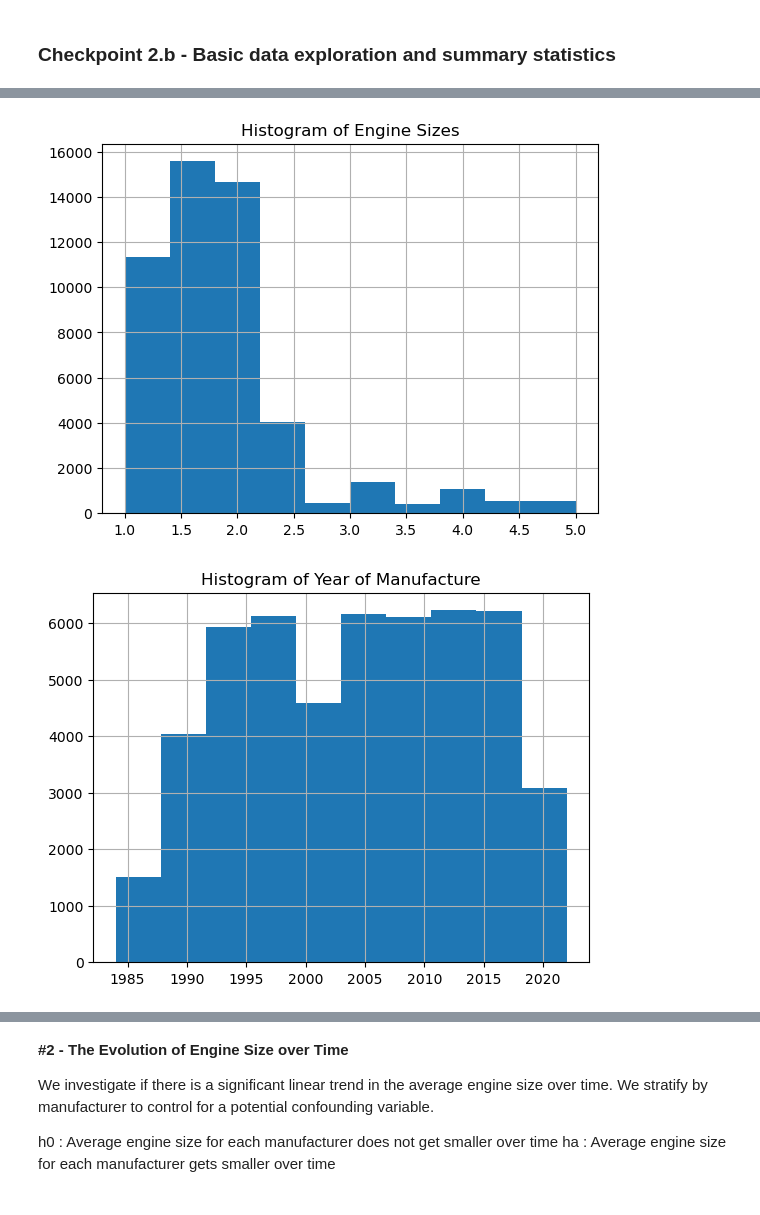
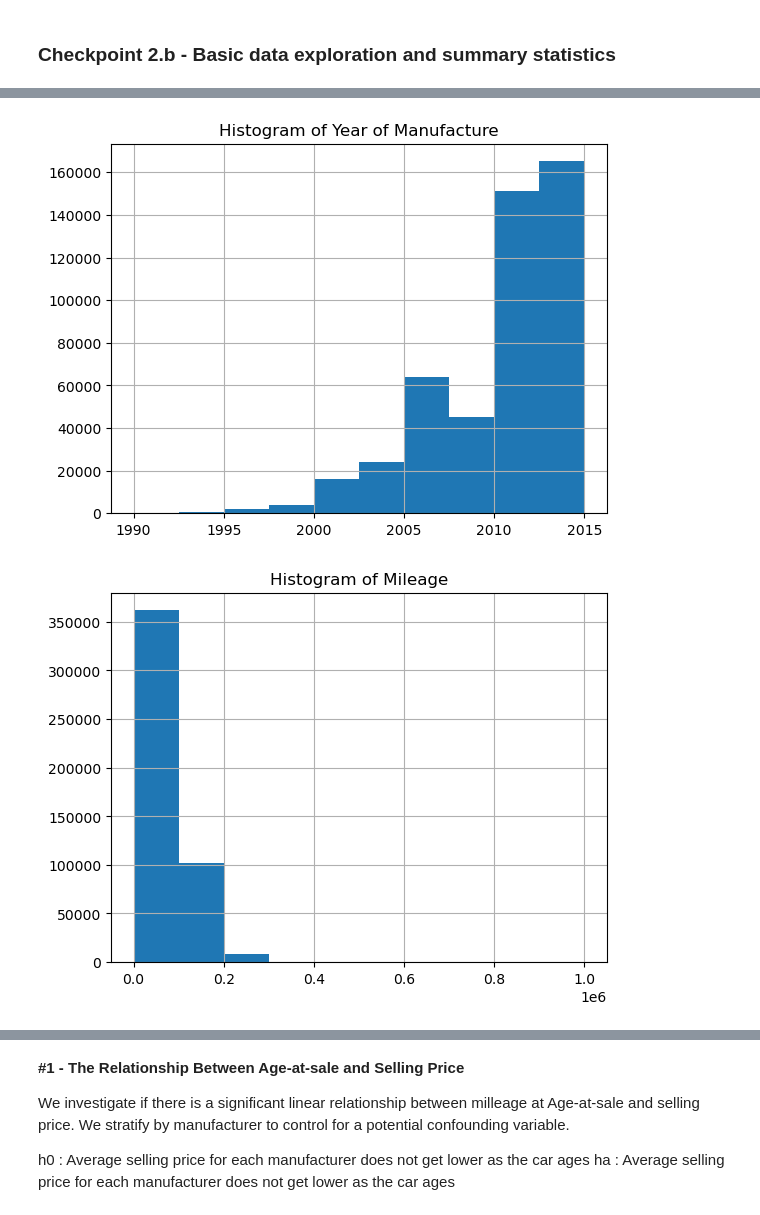
Before and after one commit to ZacharyGott/cmsc320-final-project, a Jupyter notebook: main.ipynb, the cells around one changed output, grey strips where cells are left out. Saved outputs shown, nothing was run; the diff lists cells and outputs as text; code cells hidden in the pictures.

```diff
--- a/main.ipynb
+++ b/main.ipynb
@@ -14,6 +16,6 @@ import matplotlib.pyplot as plt
 
 car_sales_df = pd.read_csv("car_sales_data.csv")
 display(car_sales_df.head())
-car_sales_df[["Manufacturer", "Model", "Fuel type"]] = car_sales_df[["Manufacturer", "Model", "Fuel type"]].astype("string")
+# car_sales_df[["make", "model"]] = car_sales_df[["Manufacturer", "Model", "Fuel type"]].astype("string")
 display(car_sales_df.dtypes)
 # %% [output]
@@ -34,4 +45,10 @@ dtype: object
 # %%
 # Data Testing/Cleaning
 display(car_sales_df.isna().sum())
+
+display(car_sales_df[car_sales_df.isna().any(axis=1)].head())
+
+car_sales_df = car_sales_df.dropna()
+
+display(car_sales_df.isna().sum())
 # %% [output]
@@ -119,26 +166,26 @@ Name: Manufacturer, dtype: int64
 # %%
 # Histograms of numerical data
-car_sales_df["Engine size"].hist()
-plt.title("Histogram of Engine Sizes")
-plt.show()
+# car_sales_df["Engine size"].hist()
+# plt.title("Histogram of Engine Sizes")
+# plt.show()
 
-car_sales_df["Year of manufacture"].hist()
+car_sales_df["year"].hist()
 plt.title("Histogram of Year of Manufacture")
 plt.show()
 
-car_sales_df["Mileage"].hist()
+car_sales_df["odometer"].hist()
 plt.title("Histogram of Mileage")
 plt.show()
 
 # The pretty plot
-car_sales_df["Price"].hist(bins=int(math.sqrt(car_sales_df["Price"].size)))
-plt.axvline(car_sales_df["Price"].mean(), label=f"Average Car Price - {car_sales_df['Price'].mean()}", color="black")
-plt.axvline(car_sales_df["Price"].quantile(.25), label=f"25th percentile - {car_sales_df['Price'].quantile(.25)}", color="orange")
-plt.axvline(car_sales_df["Price"].quantile(.75), label=f"75th percentile - {car_sales_df['Price'].quantile(.75)}", color="green")
-plt.axvline(car_sales_df["Price"].quantile(.99), label=f"99th percentile - {car_sales_df['Price'].quantile(.99)}", color="red")
+car_sales_df["sellingprice"].hist(bins=int(math.sqrt(car_sales_df["sellingprice"].size)))
+plt.axvline(car_sales_df["sellingprice"].mean(), label=f"Average Car Price - {car_sales_df['sellingprice'].mean()}", color="black")
+plt.axvline(car_sales_df["sellingprice"].quantile(.25), label=f"25th percentile - {car_sales_df['sellingprice'].quantile(.25)}", color="orange")
+plt.axvline(car_sales_df["sellingprice"].quantile(.75), label=f"75th percentile - {car_sales_df['sellingprice'].quantile(.75)}", color="green")
+plt.axvline(car_sales_df["sellingprice"].quantile(.99), label=f"99th percentile - {car_sales_df['sellingprice'].quantile(.99)}", color="red")
 plt.title("Histogram of Car Prices")
 plt.legend()
 plt.show()
 # %% [output]
-[figure, old version]
+[figure, new version]
-[figure, old version]
+[figure, new version]
@@ -147,7 +193,7 @@ plt.show()
-# %% [markdown]
-**#2 - The Evolution of Engine Size over Time**
-
-We investigate if there is a significant linear trend in the average engine size over time. We stratify by manufacturer to control for a potential confounding variable.
-
-h0 : Average engine size for each manufacturer does not get smaller over time
-ha : Average engine size for each manufacturer gets smaller over time
+# %% [markdown]
+**#1 - The Relationship Between Age-at-sale and Selling Price**
+
+We investigate if there is a significant linear relationship between milleage at Age-at-sale and selling price. We stratify by manufacturer to control for a potential confounding variable.
+
+h0 : Average selling price for each manufacturer does not get lower as the car ages
+ha : Average selling price for each manufacturer does not get lower as the car ages
```
Also changed, not shown: parts of 8 cells of this notebook.
